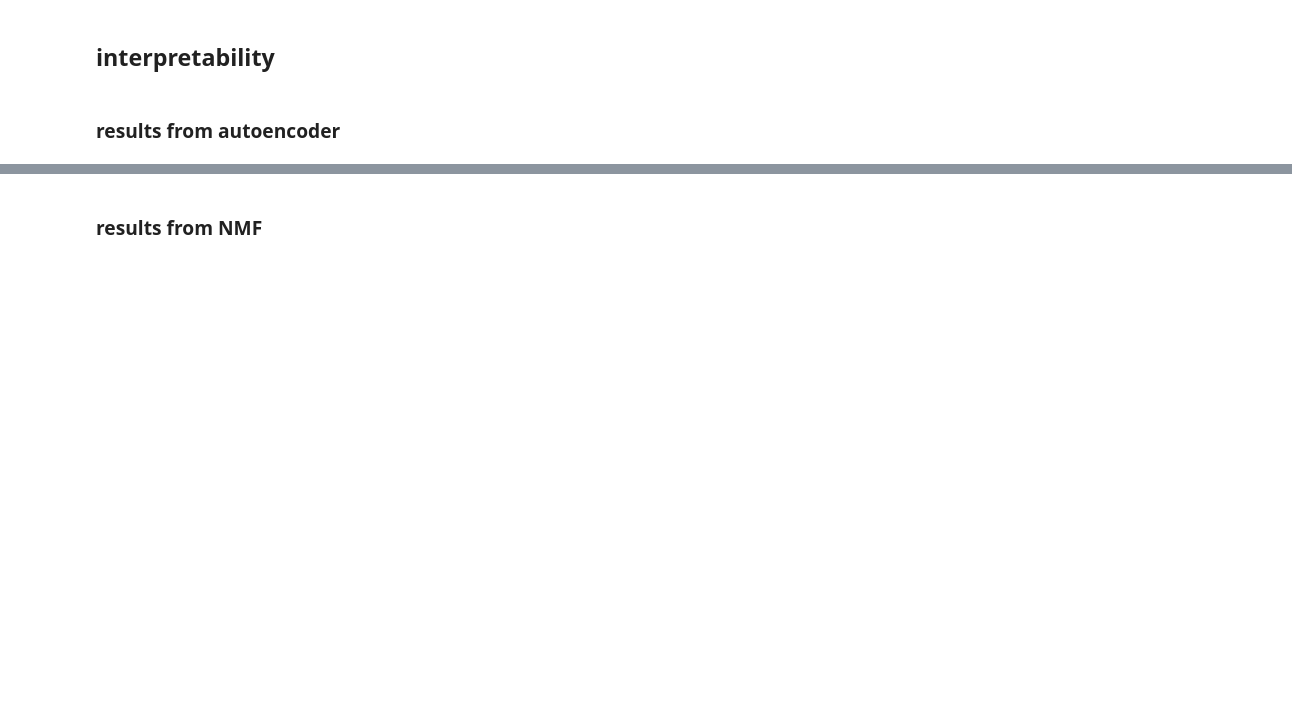
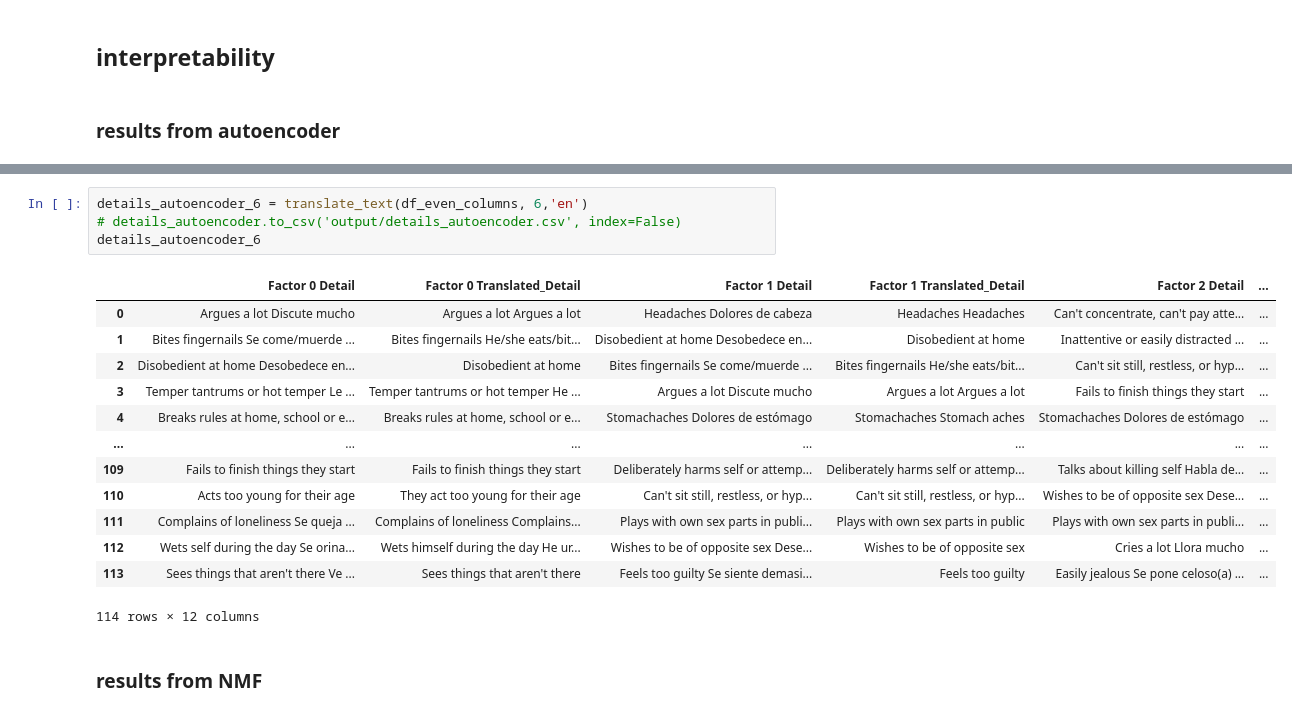
Before and after one commit to ReveRoyl/ABCD_tabular_data_analysis, a Jupyter notebook: trail_tsne_RF/factor analysis/Autoencoder/Autoencoder.ipynb, the cells around one changed output, grey strips where cells are left out. Cells and saved outputs as stored; diff of their text form; blank space fills up the shorter version.

```diff
--- a/trail_tsne_RF/factor analysis/Autoencoder/Autoencoder.ipynb
+++ b/trail_tsne_RF/factor analysis/Autoencoder/Autoencoder.ipynb
@@ -510,3 +1027,21 @@ details_autoencoder
+# %%
+details_autoencoder_6 = translate_text(df_even_columns, 6,'en')
+# details_autoencoder.to_csv('output/details_autoencoder.csv', index=False)
+details_autoencoder_6
+# %% [output]
+|  | Factor 0 Detail | Factor 0 Translated_Detail | Factor 1 Detail | Factor 1 Translated_Detail | Factor 2 Detail | ... |
+| 0 | Argues a lot Discute mucho | Argues a lot Argues a lot | Headaches Dolores de cabeza | Headaches Headaches | Can't concentrate, can't pay atte... | ... |
+| 1 | Bites fingernails Se come/muerde ... | Bites fingernails He/she eats/bit... | Disobedient at home Desobedece en... | Disobedient at home | Inattentive or easily distracted ... | ... |
+| 2 | Disobedient at home Desobedece en... | Disobedient at home | Bites fingernails Se come/muerde ... | Bites fingernails He/she eats/bit... | Can't sit still, restless, or hyp... | ... |
+| 3 | Temper tantrums or hot temper Le ... | Temper tantrums or hot temper He ... | Argues a lot Discute mucho | Argues a lot Argues a lot | Fails to finish things they start | ... |
+| 4 | Breaks rules at home, school or e... | Breaks rules at home, school or e... | Stomachaches Dolores de estómago | Stomachaches Stomach aches | Stomachaches Dolores de estómago | ... |
+| ... | ... | ... | ... | ... | ... | ... |
+| 109 | Fails to finish things they start | Fails to finish things they start | Deliberately harms self or attemp... | Deliberately harms self or attemp... | Talks about killing self Habla de... | ... |
+| 110 | Acts too young for their age | They act too young for their age | Can't sit still, restless, or hyp... | Can't sit still, restless, or hyp... | Wishes to be of opposite sex Dese... | ... |
+| 111 | Complains of loneliness Se queja ... | Complains of loneliness Complains... | Plays with own sex parts in publi... | Plays with own sex parts in public | Plays with own sex parts in publi... | ... |
+| 112 | Wets self during the day Se orina... | Wets himself during the day He ur... | Wishes to be of opposite sex Dese... | Wishes to be of opposite sex | Cries a lot Llora mucho | ... |
+| 113 | Sees things that aren't there Ve ... | Sees things that aren't there | Feels too guilty Se siente demasi... | Feels too guilty | Easily jealous Se pone celoso(a) ... | ... |
+114 rows × 12 columns
 # %% [markdown]
 ### results from NMF
 # %%
```
Also changed, not shown: parts of 22 cells of this notebook, 2 other files.
